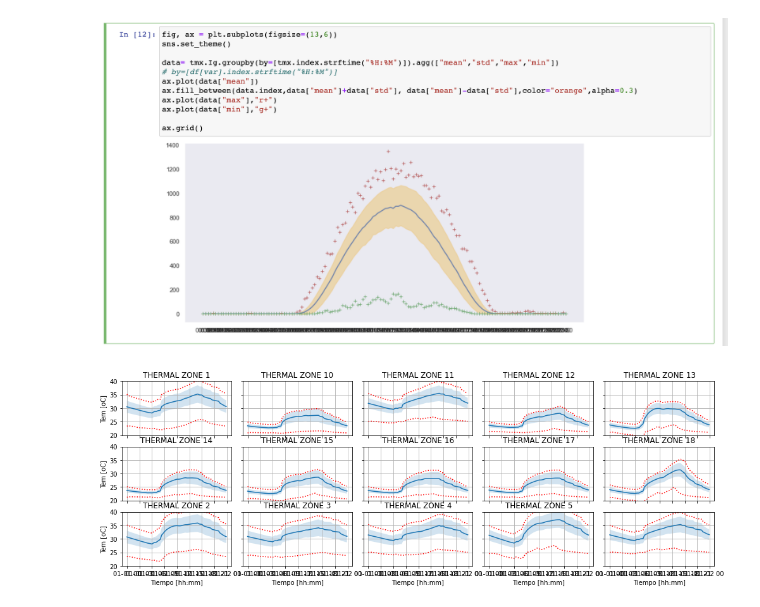
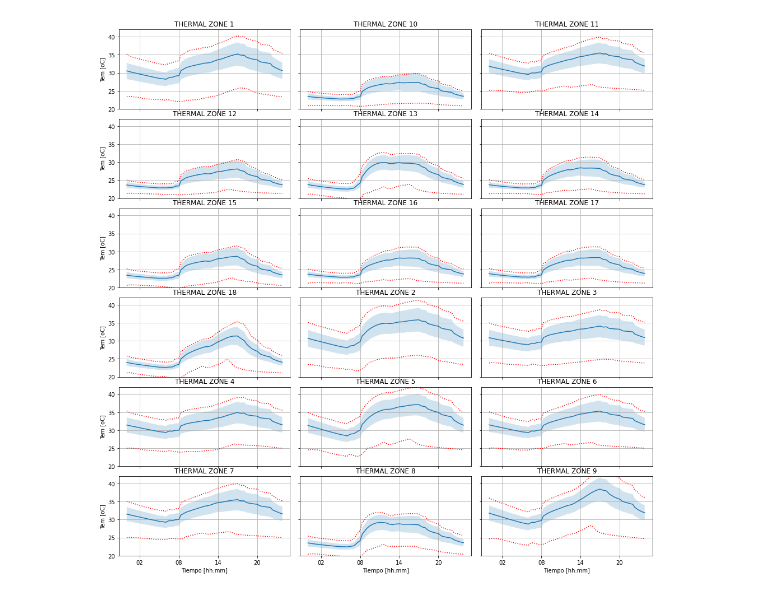
Before and after one commit to AltamarMx/review_simulation, a Jupyter notebook: notebooks/Analisis_nAC.ipynb, the cells around one changed output. Saved outputs shown, nothing was run; the diff lists cells and outputs as text; code cells hidden in the pictures.

Commit message:
funciones listas

```diff
--- a/notebooks/Analisis_nAC.ipynb
+++ b/notebooks/Analisis_nAC.ipynb
@@ -7,8 +9,9 @@ from mpl_toolkits.axes_grid1 import Grid
 # %%
 archivo = "../osm/edificio/run/001_ExportVariabletoCSV/report_ZoneMeanAirTemperature_ZoneTimestep.csv"
 def zones_osm(archivo):
-    """ Return dataframe with zone mean air temperatures in the OSM specified in archivo and
-    cuts the zone names of the units"""
+    """ Regresa un dataframe y la lista de nombres de cada columna, quita las unidades
+    a las columnas, acepta un archivo proveniente de OpenStudio con temperaturas de
+    las zonas térmics"""
     nombres = np.genfromtxt(archivo,max_rows=1, dtype="U",delimiter=",")
     # zonas = [nombre for nombre in nombres if "Zone Mean Air Temperature" in nombre]
     tmp = pd.read_csv(archivo,skiprows=1,names=nombres,index_col=0,parse_dates=True)
@@ -41,53 +67,4 @@ zonas
-# %% [markdown]
-![image.png](attachment:image.png)
-# %%
-
-tmp = []
-for zona in zonas:
-    tmp1 = data[zona].groupby(by=[data.index.time]).agg(["mean","std","max","min"])
-    tmp1 = tmp1.add_prefix(zona+"_")
-    tmp.append(tmp1)
-#     print(data[zona].groupby(by=[data.index.time]) )
-tmp2 = pd.concat(tmp,axis=1)
-tmp2.index = pd.to_datetime(tmp2.index,format="%H:%M:%S")
-# tmp2.index
-
-vmin = 20
-vmax = 40
-def plot_mean_max_min(ax,data,zona,vmin=vmin,vmax=vmax):
-    mean = zona + "_mean"
-    std  = zona + "_std"
-    Max = zona + "_max"
-    Min  = zona + "_min"
-    ax.plot(data[mean])
-    ax.fill_between(data[mean].index,data[mean] + data[std],data[mean] -data[std],alpha=0.2)
-    ax.plot(data[Max],"r:")
-    ax.plot(data[Min],"r:")
-    ax.set_ylim(vmin,vmax)
-    ax.set_xlabel('Tiempo [hh:mm]')
-    ax.set_ylabel('Tem [oC]')
-    ax.set_title(zona)
-    ax.grid()
-
-graficas  = int(tmp2.shape[1]/4)
-columnas = 5
-renglon = int(graficas/columnas)
-# renglon = 9
-from mpl_toolkits.axes_grid1 import Grid
-
-fig = plt.figure(figsize=(14,5))
-grid = Grid(fig, rect=111, nrows_ncols=(renglon, columnas),axes_pad=0.25)
-# print(grid.ngrids)
-for i,ax in enumerate(grid):
-    mean = zonas[i] + "_mean"
-    std  = zonas[i] + "_std"
-    Max  = zonas[i] + "_max"
-    Min  = zonas[i] + "_min"
-    plot_mean_max_min(ax,tmp2,zonas[i],vmin=vmin,vmax=vmax)
-#     print(i)
-
-ax.title.set_visible(False)
-
-plt.tight_layout()
-# %% [output]
-[figure, removed]
+# %%
+graph_mean_std_max(data,zonas,columnas=3,renglones=6,vmax=42,vmin=20,figsize=(14,14))
+# %% [output]
+[figure, added]
```
Also changed, not shown: parts of 3 cells of this notebook.
